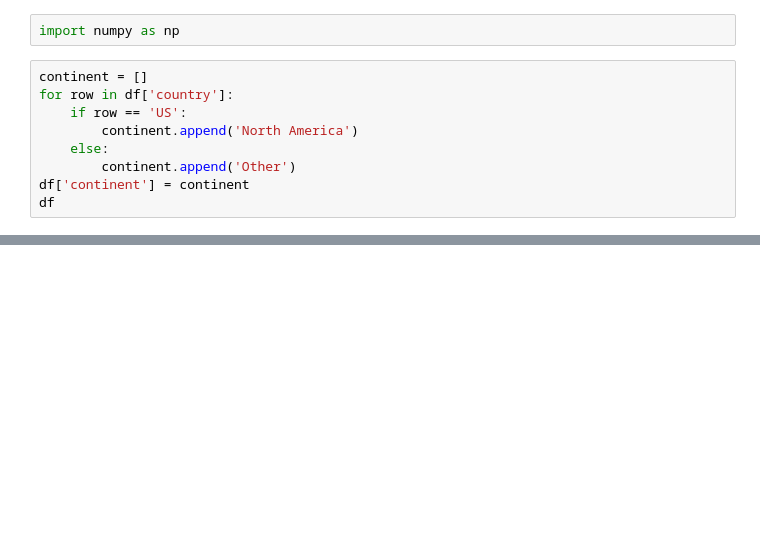
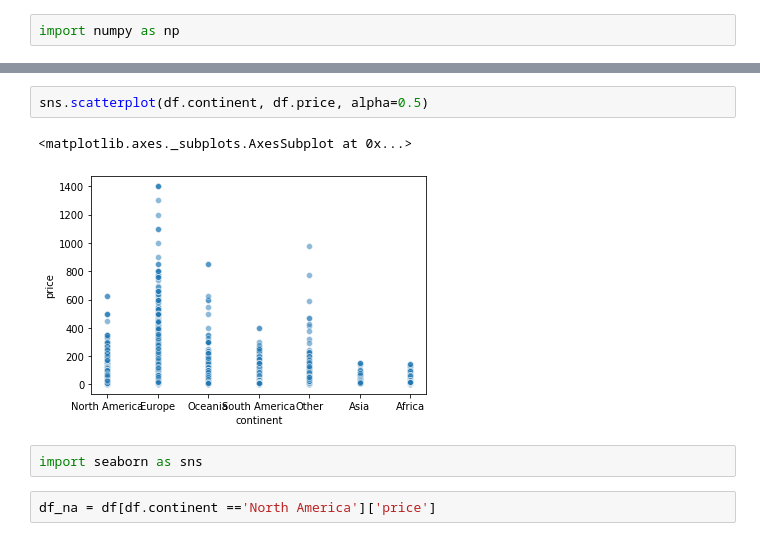
Before and after one commit to PaulWill92/pin3, a Jupyter notebook: nav_wine.ipynb, the cells around one changed output, grey strips where cells are left out. Saved outputs shown, nothing was run; the diff lists cells and outputs as text; blank space fills up the shorter version.

```diff
--- a/nav_wine.ipynb
+++ b/nav_wine.ipynb
@@ -126,12 +143,3 @@ True          1
 Name: country, dtype: int64
 # %%
 import numpy as np
-# %%
-continent = []
-for row in df['country']:
-    if row == 'US':
-        continent.append('North America')
-    else:
-        continent.append('Other')
-df['continent'] = continent
-df
@@ -156,0 +258,9 @@ df
+# %%
+sns.scatterplot(df.continent, df.price, alpha=0.5)
+# %% [output]
+<matplotlib.axes._subplots.AxesSubplot at 0x...>
+[figure, added]
+# %%
+import seaborn as sns
+# %%
+df_na = df[df.continent =='North America']['price']
```
Also changed, not shown: parts of 147 cells of this notebook, 2 other files.
